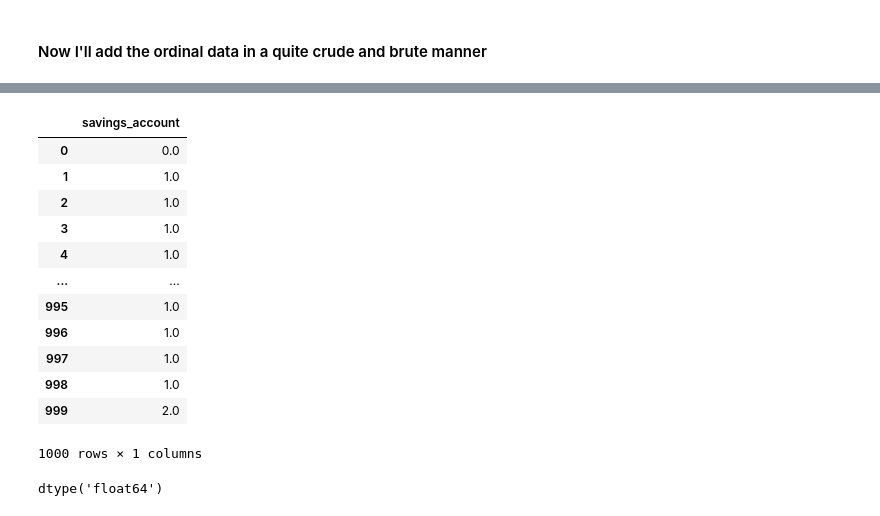
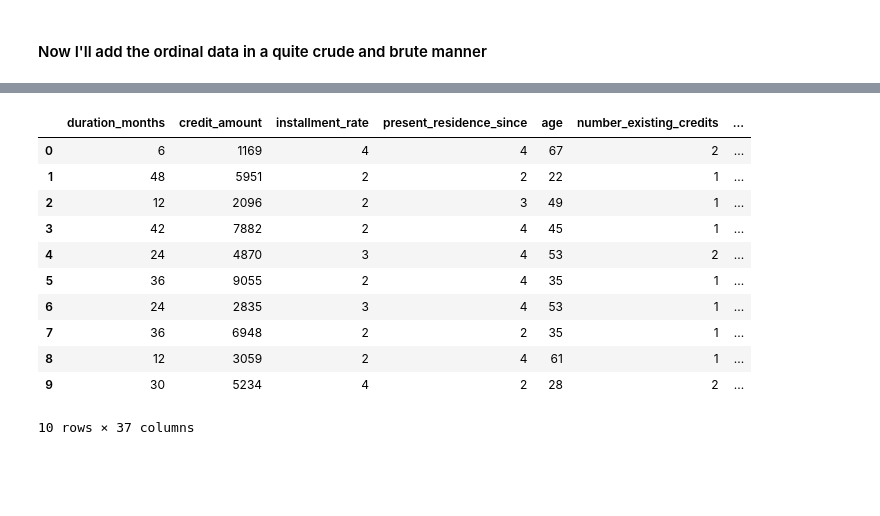
Before and after one commit to EduBottCha/Credit-Possibility, a Jupyter notebook: credit_predictor.ipynb, the cells around one changed output, grey strips where cells are left out. Drawn from its saved outputs; the diff is of its cells as text; code cells hidden in the pictures; blank space fills up the shorter version.

Commit message:
Finalized

```diff
--- a/credit_predictor.ipynb
+++ b/credit_predictor.ipynb
@@ -373,14 +373,10 @@ array(['A75', 'A73', 'A74', 'A71', 'A72'], dtype=object)
 # %%
 saving_account_levels = [['A65', 'A61', 'A62', 'A63', 'A64']]
 employment_level = [[ 'A71','A72', 'A73', 'A74', 'A75']]
-## It is extreamly important the categories are organized in order from least to most
+job_level = [['A173','A172', 'A174', 'A171']]
 # %%
 from sklearn.preprocessing import OrdinalEncoder
 # %%
 oe_employment = OrdinalEncoder(categories=employment_level)
-
-ordinalized_employment = oe_employment.fit_transform(
-    df_ohe[['employment_since']]
-)
-
-ordinalized_employment
+ordinalized_employment = oe_employment.fit_transform(df_ohe[['employment_since']])
+ordinalized_employment = pd.DataFrame(ordinalized_employment, columns=['ordinalized_employment'])
@@ -405,20 +383,25 @@ array([[4.],
 # %%
-df_ohe[['savings_account']]
+oe_saving_account = OrdinalEncoder(categories=saving_account_levels)
+ordinalized_savings = oe_savings.fit_transform(df_ohe[['savings_account']])
+ordinalized_savings = pd.DataFrame(ordinalized_savings, columns=['ordinalized_savings'])
-# %% [output]
-|  | savings_account |
-| 0 | 0.0 |
-| 1 | 1.0 |
-| 2 | 1.0 |
-| 3 | 1.0 |
-| 4 | 1.0 |
-| ... | ... |
-| 995 | 1.0 |
-| 996 | 1.0 |
-| 997 | 1.0 |
-| 998 | 1.0 |
-| 999 | 2.0 |
-1000 rows × 1 columns
+# %%
+oe_job = OrdinalEncoder(categories=job_level)
+ordinalized_jobs = oe_job.fit_transform(df_ohe[['job']])
+ordinalized_jobs = pd.DataFrame(ordinalized_jobs, columns=['ordinalized_jobs'])
 # %%
-df_ohe['savings_account'].dtype
+df_final = pd.concat([df_ohe, ordinalized_employment, ordinalized_savings, ordinalized_jobs] , axis=1).drop(columns = ['savings_account','employment_since','property', 'other_installment_plans','housing', 'job','telephone','foreign_worker'])
+df_final.head(10)
+## I took out a few more variables so that extracting the X variables could be easier
 # %% [output]
+|  | duration_months | credit_amount | installment_rate | present_residence_since | age | number_existing_credits | ... |
+| 0 | 6 | 1169 | 4 | 4 | 67 | 2 | ... |
+| 1 | 48 | 5951 | 2 | 2 | 22 | 1 | ... |
+| 2 | 12 | 2096 | 2 | 3 | 49 | 1 | ... |
+| 3 | 42 | 7882 | 2 | 4 | 45 | 1 | ... |
+| 4 | 24 | 4870 | 3 | 4 | 53 | 2 | ... |
+| 5 | 36 | 9055 | 2 | 4 | 35 | 1 | ... |
+| 6 | 24 | 2835 | 3 | 4 | 53 | 1 | ... |
+| 7 | 36 | 6948 | 2 | 2 | 35 | 1 | ... |
+| 8 | 12 | 3059 | 2 | 4 | 61 | 1 | ... |
+| 9 | 30 | 5234 | 4 | 2 | 28 | 2 | ... |
-dtype('float64')
+10 rows × 37 columns
```
Also changed, not shown: parts of 12 cells of this notebook.
